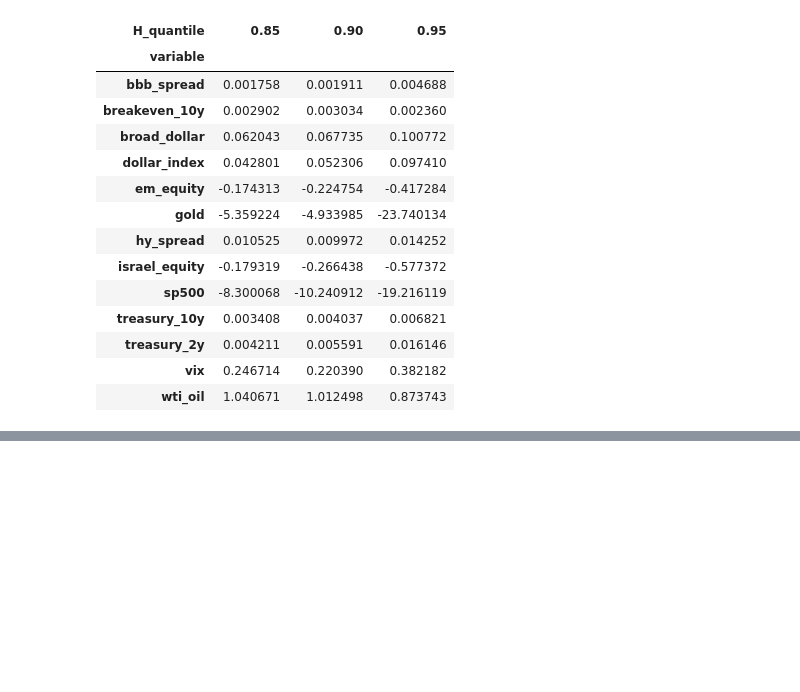
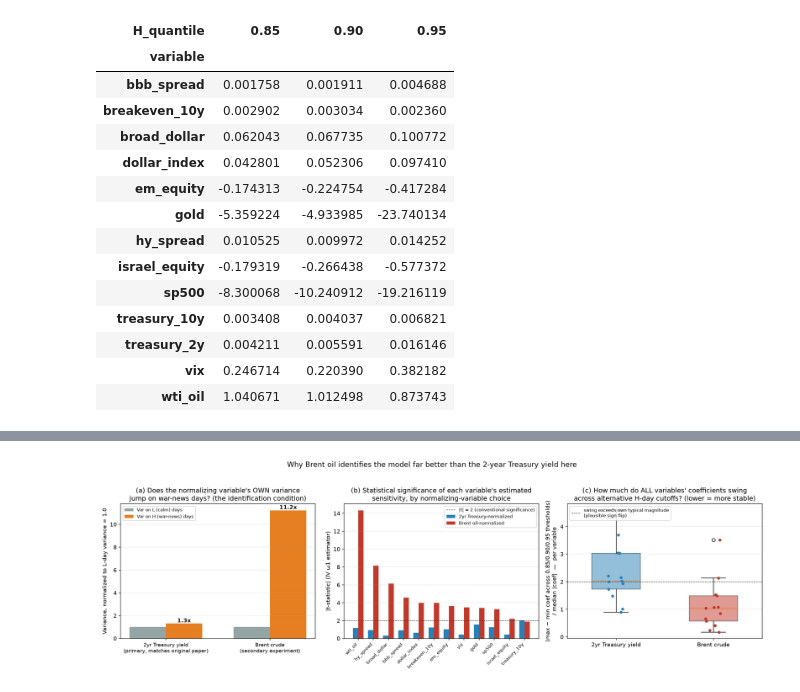
Before and after one commit to Aditya-Gupta26/FRE-GY_7871A_Assignment_3, a Jupyter notebook: notebooks/analysis.ipynb, the cells around one changed output, grey strips where cells are left out. Drawn from its saved outputs; the diff is of its cells as text; code cells hidden in the pictures; blank space fills up the shorter version.

```diff
--- a/notebooks/analysis.ipynb
+++ b/notebooks/analysis.ipynb
@@ -275 +279,5 @@ for nv in NORMALIZING_VARIABLES_TO_RUN:
+# %%
+display(Image('figure2_oil_vs_treasury.png'))
+# %% [output]
+[figure, added]
 # %% [markdown]
```
Also changed, not shown: parts of 2 cells of this notebook, 4 other files.
